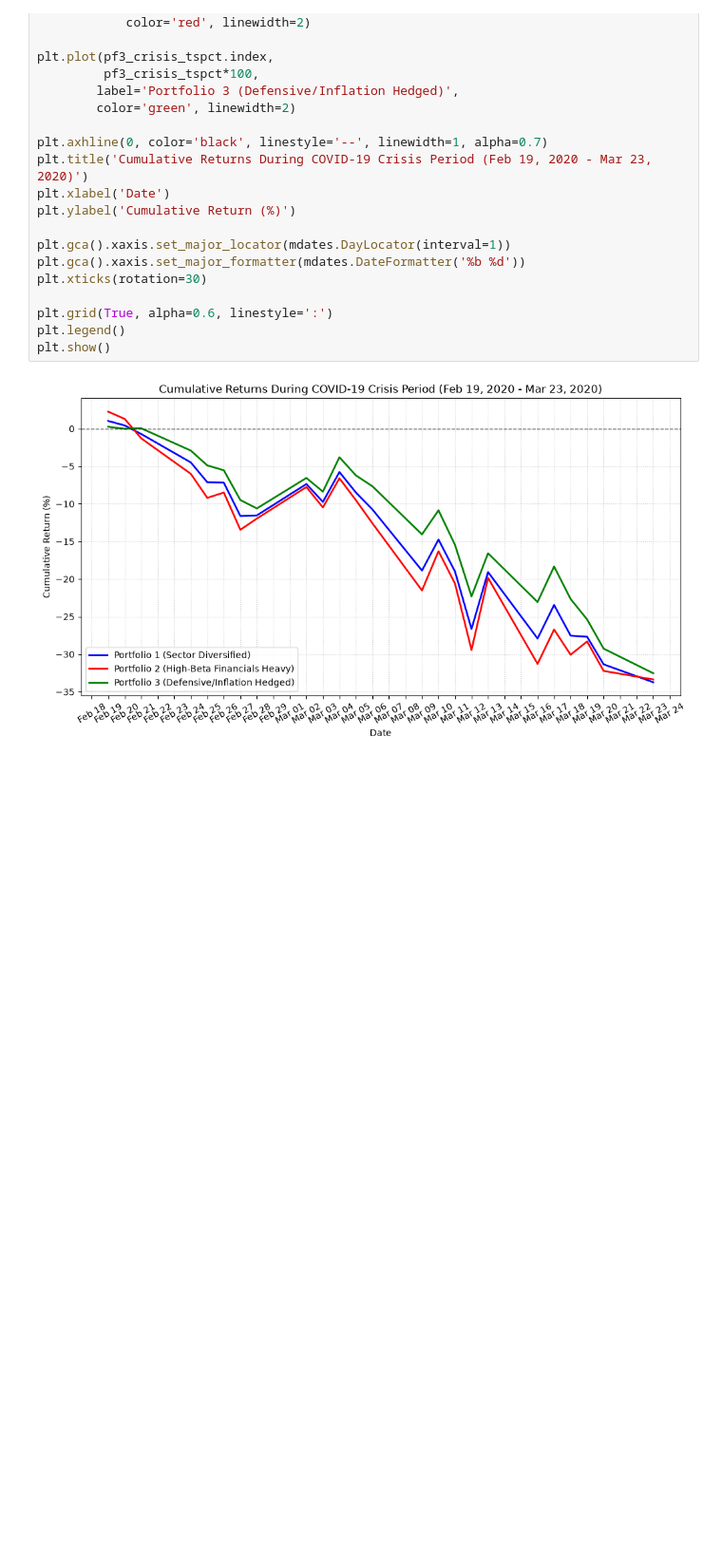
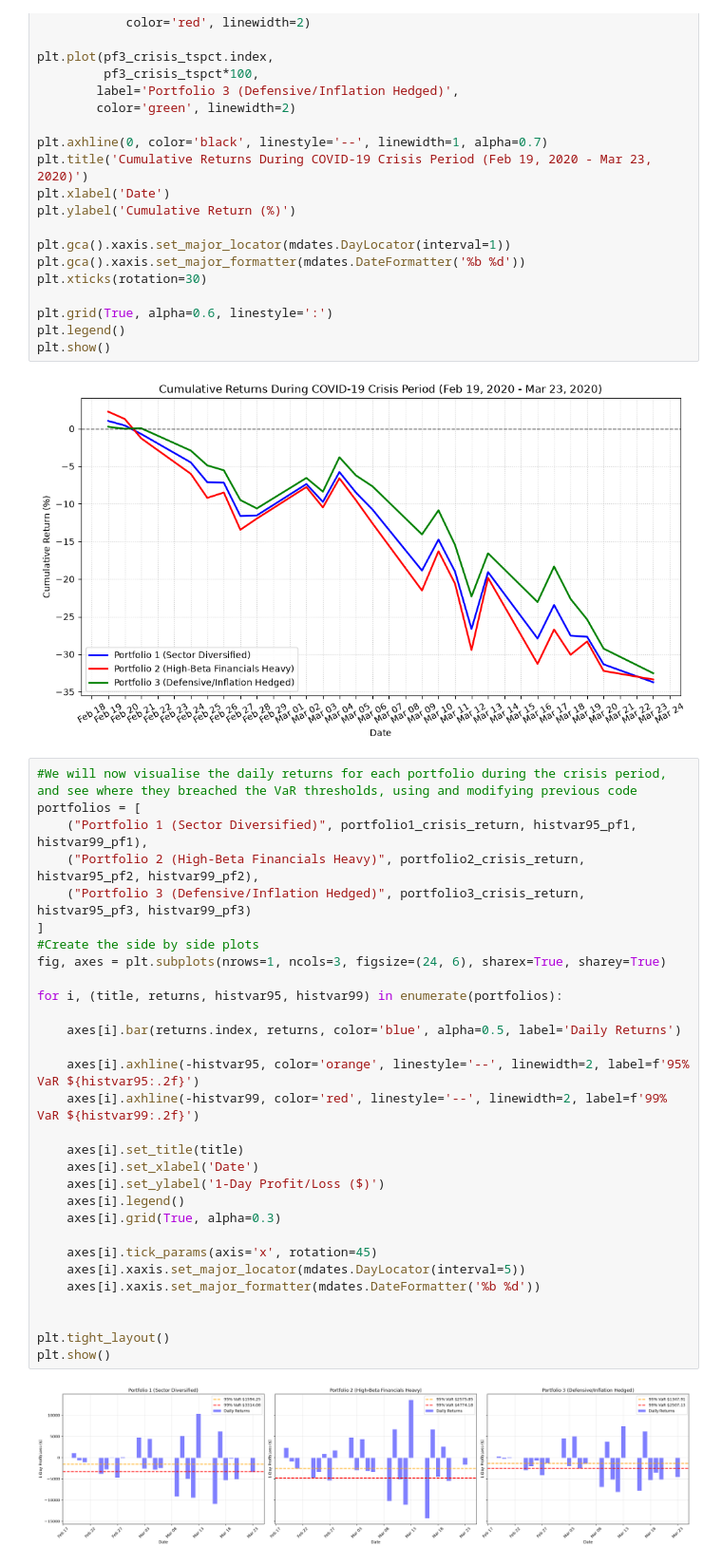
Before and after one commit to joekobylarz/portfolio-var-model, a Jupyter notebook: notebooks/var_model.ipynb, the cells around one changed output. Shown at 95% size. Drawn from its saved outputs; the diff is of its cells as text; blank space fills up the shorter version.

```diff
--- a/notebooks/var_model.ipynb
+++ b/notebooks/var_model.ipynb
@@ -917,3 +917,35 @@ plt.legend()
 plt.show()
 # %% [output]
 [figure]
+# %%
+#We will now visualise the daily returns for each portfolio during the crisis period, and see where they breached the VaR thresholds, using and modifying previous code
+portfolios = [
+    ("Portfolio 1 (Sector Diversified)", portfolio1_crisis_return, histvar95_pf1, histvar99_pf1),
+    ("Portfolio 2 (High-Beta Financials Heavy)", portfolio2_crisis_return, histvar95_pf2, histvar99_pf2),
+    ("Portfolio 3 (Defensive/Inflation Hedged)", portfolio3_crisis_return, histvar95_pf3, histvar99_pf3)
+]
+#Create the side by side plots
+fig, axes = plt.subplots(nrows=1, ncols=3, figsize=(24, 6), sharex=True, sharey=True)
+
+for i, (title, returns, histvar95, histvar99) in enumerate(portfolios):
+
+    axes[i].bar(returns.index, returns, color='blue', alpha=0.5, label='Daily Returns')
+
+    axes[i].axhline(-histvar95, color='orange', linestyle='--', linewidth=2, label=f'95% VaR ${histvar95:.2f}')
+    axes[i].axhline(-histvar99, color='red', linestyle='--', linewidth=2, label=f'99% VaR ${histvar99:.2f}')
+
+    axes[i].set_title(title)
+    axes[i].set_xlabel('Date')
+    axes[i].set_ylabel('1-Day Profit/Loss ($)')
+    axes[i].legend()
+    axes[i].grid(True, alpha=0.3)
+
+    axes[i].tick_params(axis='x', rotation=45)
+    axes[i].xaxis.set_major_locator(mdates.DayLocator(interval=5))
+    axes[i].xaxis.set_major_formatter(mdates.DateFormatter('%b %d'))
+
+
+plt.tight_layout()
+plt.show()
+# %% [output]
+[figure, added]
```
Also changed, not shown: parts of 11 cells of this notebook, 1 other file.
